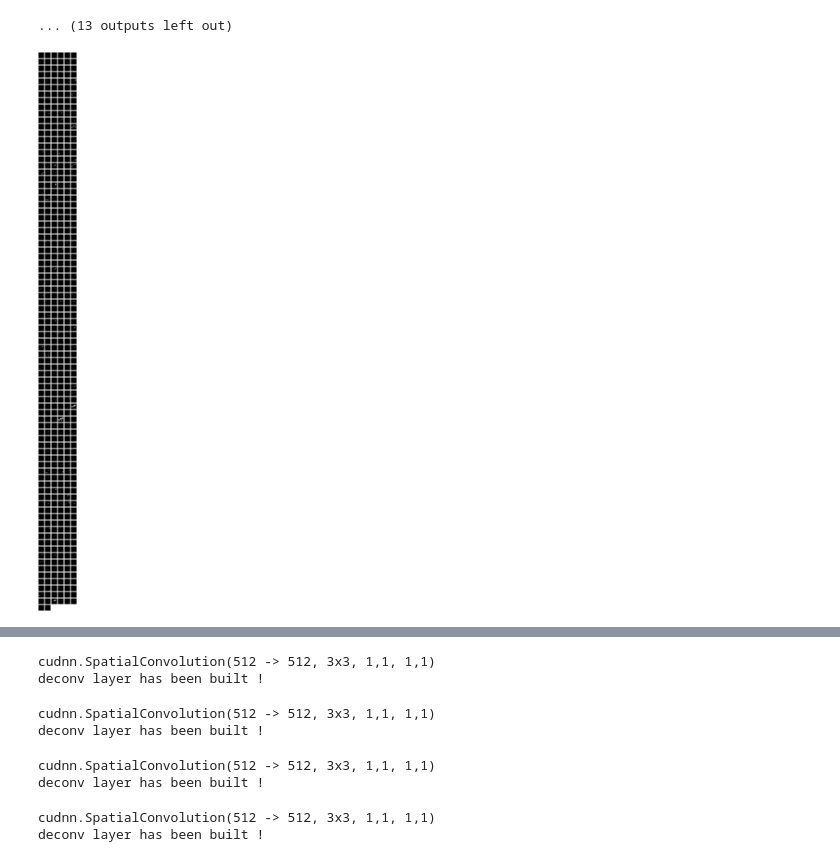
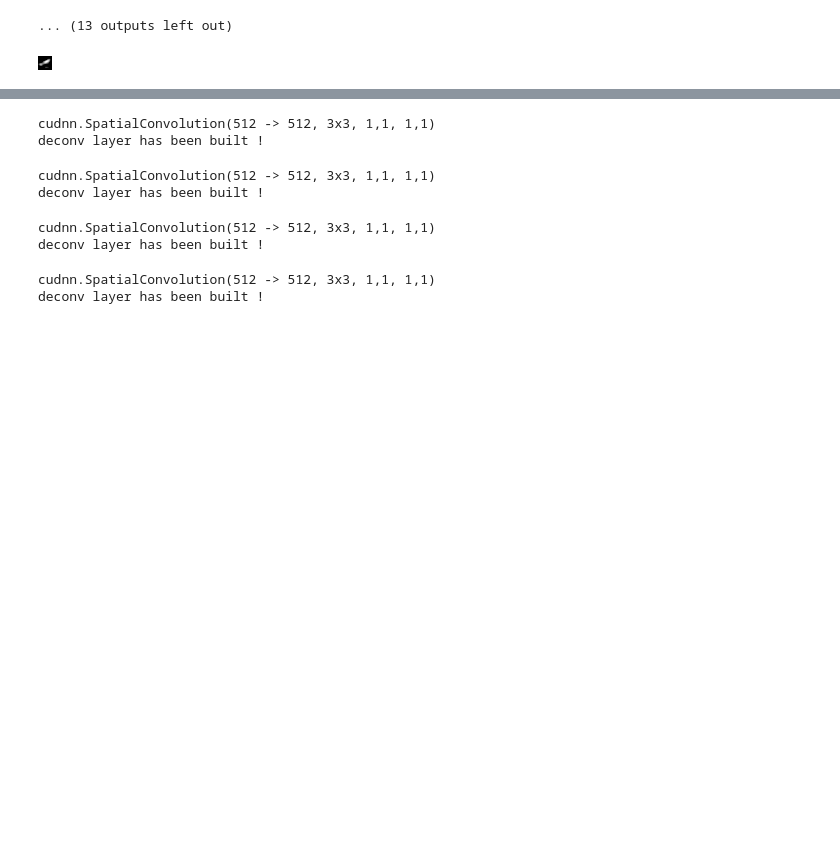
Before and after one commit to meteora9479/visualization_test, a Jupyter notebook: VGG_visualization.ipynb, the cells around one changed output, grey strips where cells are left out. Drawn from its saved outputs; the diff is of its cells as text; code cells hidden in the pictures; blank space fills up the shorter version.

```diff
--- a/VGG_visualization.ipynb
+++ b/VGG_visualization.ipynb
@@ -293,6 +294,6 @@ train : false
           bias : CudaTensor - size: 256
 ... (13 outputs left out)
 # %%
-itorch.image( net:get(29).output )
+itorch.image( net:get(29).output[330] )
 # %% [output]
-[figure, old version]
+[figure, new version]
```
Also changed, not shown: parts of 4 cells of this notebook, 8 other files.
